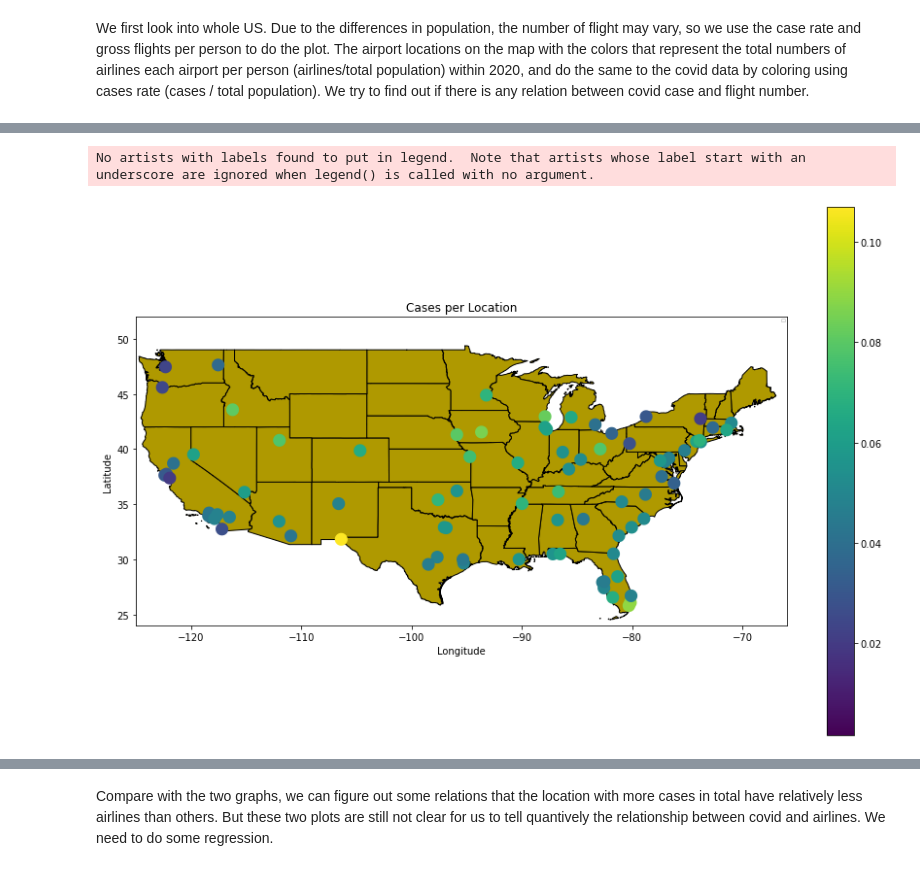
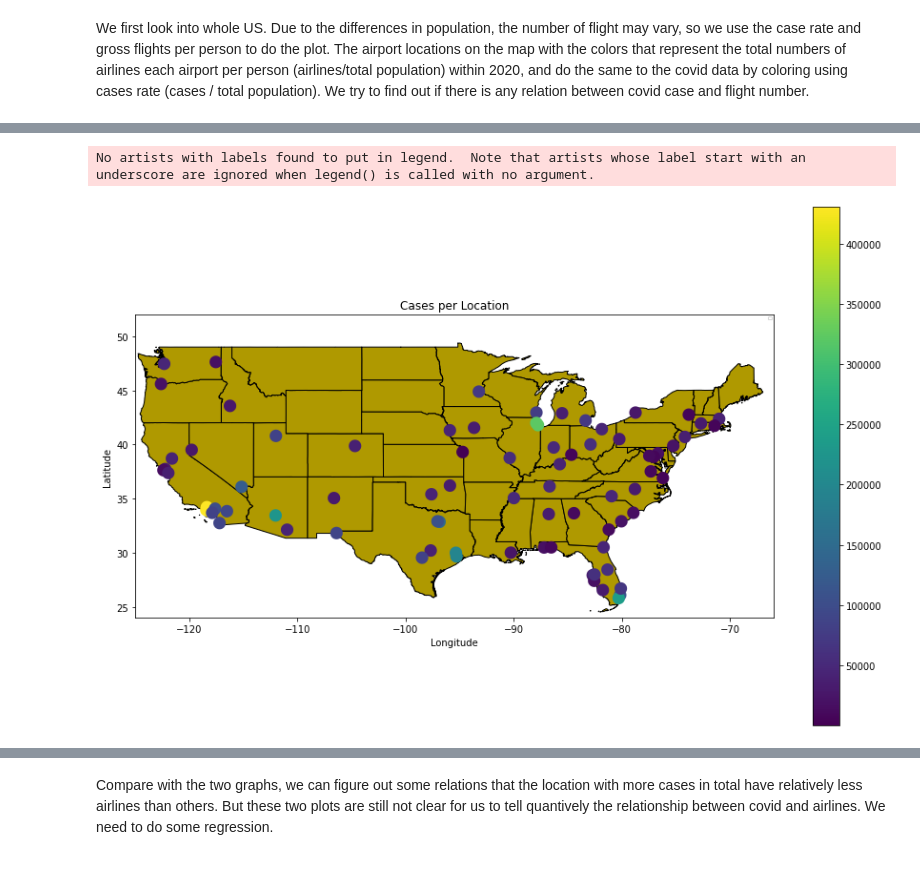
Before and after one commit to Haoj1/Big-Data-Econ-Analysis, a Jupyter notebook: Data_Analysis.ipynb, the cells around one changed output, grey strips where cells are left out. Saved outputs shown, nothing was run; the diff lists cells and outputs as text; code cells hidden in the pictures.

Commit message:
regression with case and flights

```diff
--- a/Data_Analysis.ipynb
+++ b/Data_Analysis.ipynb
@@ -148,3 +148,4 @@ covid_airline_gdf
 # %%
 covid_airline_gdf['cases_rate'] = covid_airline_gdf['cases'] / covid_airline_gdf['total_population']
 covid_airline_gdf['death_rate'] = covid_airline_gdf['deaths'] / covid_airline_gdf['total_population']
+covid_airline_gdf['flights_populations'] = covid_airline_gdf['COUNT_FLIGHTS'] / covid_airline_gdf['total_population']
@@ -184,25 +275,25 @@ No artists with labels found to put in legend.  Note that artists whose label st
 # %%
 fig, ax = plt.subplots(figsize=(15, 10))
 us_mainland.plot(color="#AF9900", linewidth=1, edgecolor="black", ax=ax)
 cmap = plt.cm.get_cmap("Reds")
 county_grouped_case_airline = covid_airline_gdf.groupby(['ORIGIN_AIRPORT_ID']).agg(
     {'COUNT_FLIGHTS' : 'sum',
      'cases' : 'max',
      'geometry' : 'first',
      'cases_rate': 'max',
      'total_population' : 'mean'}
 ).reset_index()
 county_grouped_case_airline = gpd.GeoDataFrame(county_grouped_case_airline, geometry='geometry')
-county_grouped_case_airline.plot(column="cases_rate", legend=True, ax = ax)
+county_grouped_case_airline.plot(column="cases", legend=True, ax = ax)
 ax.set_xlim(-125, -66)
 ax.set_ylim(24, 52)
 # Add title and axis labels
 plt.title("Cases per Location")
 plt.xlabel("Longitude")
 plt.ylabel("Latitude")
 plt.legend(fontsize=4)
 # Show the plot
 plt.show()
 # %% [output]
 No artists with labels found to put in legend.  Note that artists whose label start with an underscore are ignored when legend() is called with no argument.
-[figure, old version]
+[figure, new version]
```
Also changed, not shown: parts of 17 cells of this notebook, 1 other file.
